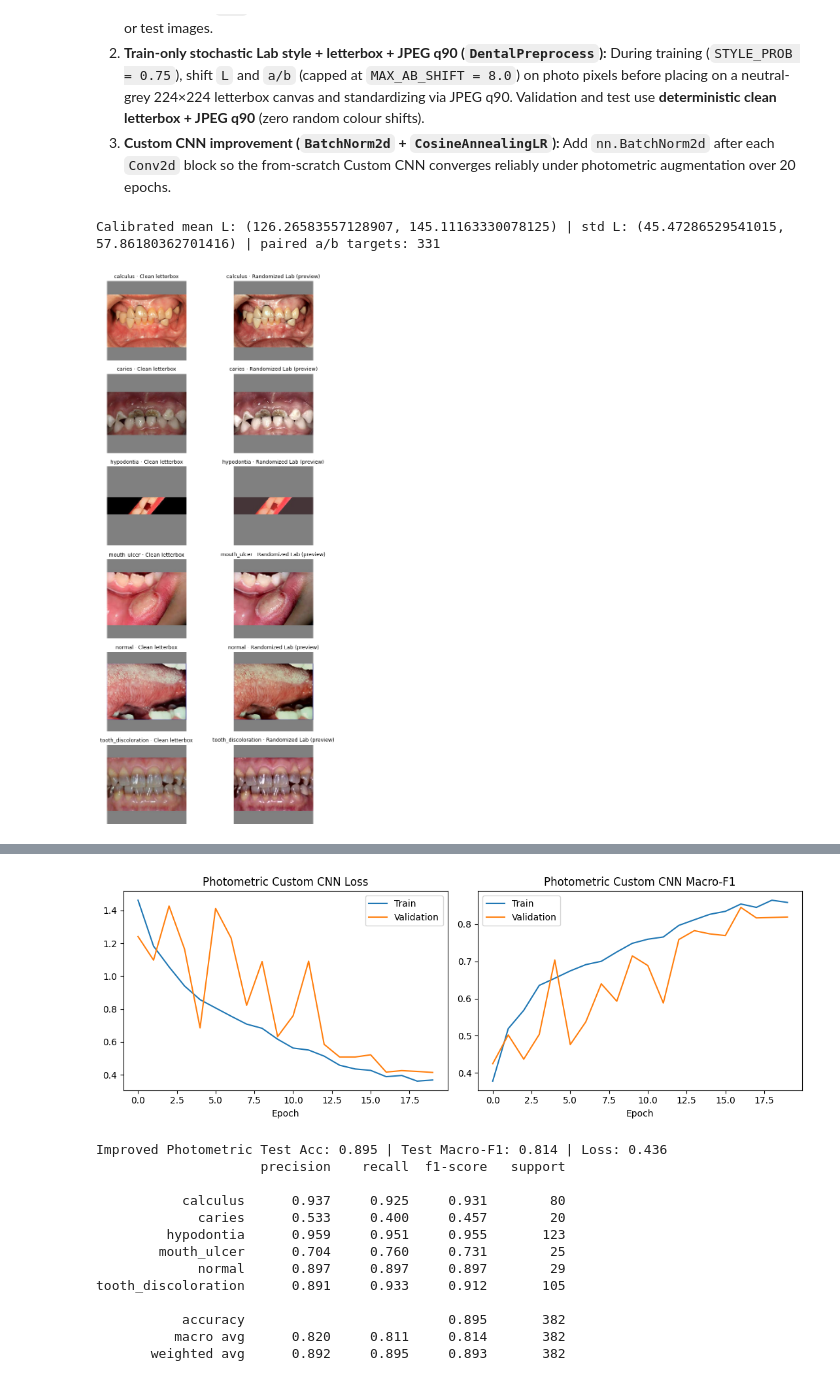
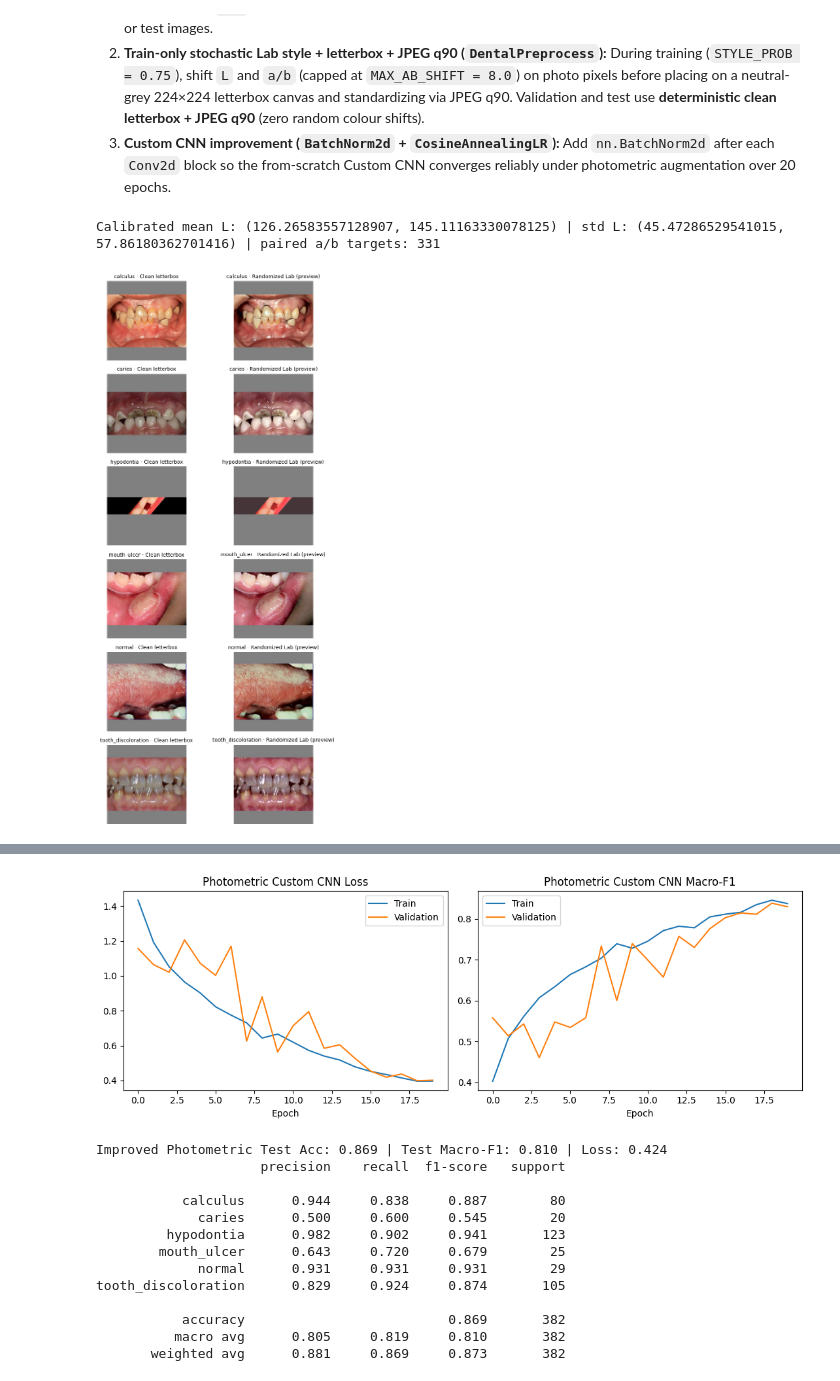
Before and after one commit to Samuwuwuwu/IT2226-AIDL-ToothPic, a Jupyter notebook: ml/notebooks/04_member_4.ipynb, the cells around one changed output, grey strips where cells are left out. Saved outputs shown, nothing was run; the diff lists cells and outputs as text; code cells hidden in the pictures.

Commit message:
feat(ml): update member 4 custom CNN notebook and AI use log with rerun results

```diff
--- a/ml/notebooks/04_member_4.ipynb
+++ b/ml/notebooks/04_member_4.ipynb
@@ -360,7 +358,7 @@ Following the team's shortcut findings from notebooks `05`, `05a`, and `06`:
 2. **Train-only stochastic Lab style + letterbox + JPEG q90 (`DentalPreprocess`):** During training (`STYLE_PROB = 0.75`), shift `L` and `a/b` (capped at `MAX_AB_SHIFT = 8.0`) on photo pixels before placing on a neutral-grey 224×224 letterbox canvas and standardizing via JPEG q90. Validation and test use **deterministic clean letterbox + JPEG q90** (zero random colour shifts).
 3. **Custom CNN improvement (`BatchNorm2d` + `CosineAnnealingLR`):** Add `nn.BatchNorm2d` after each `Conv2d` block so the from-scratch Custom CNN converges reliably under photometric augmentation over 20 epochs.
 # %%
-# --- Step 6a: Calibrate Lab L/a/b ranges on training images only ---
+# --- [6A] Calibrate Lab Lighting (L) & Colour (a/b) Ranges on Training Images Only ---
 def load_oriented_rgb(path):
     with Image.open(path) as im:
         return ImageOps.exif_transpose(im).convert('RGB')
@@ -418,7 +416,7 @@ AB_TARGETS = paired[['mean_a', 'mean_b']].to_numpy(dtype=np.float32)
 print('Calibrated mean L:', MEAN_RANGE, '| std L:', STD_RANGE, '| paired a/b targets:', len(AB_TARGETS))
 
 
-# --- Step 6b: Define 05a/06 random Lab transform and DentalPreprocess ---
+# --- [6B] Team 05a/06 Preprocessing: Train-Only Lab Shift + 224x224 Grey Letterbox + JPEG q90 ---
 def random_absolute_lab(content):
     '''Adjust Lab lightness and capped a/b colour balance on photo pixels (before padding).'''
     lab = cv2.cvtColor(np.asarray(content), cv2.COLOR_RGB2LAB).astype(np.float32)
@@ -459,7 +457,10 @@ class DentalPreprocess:
 
     def image_view(self, image, force_style=None):
         content = content_resize(image.convert('RGB'))
-        use_style = ((np.random.random() < STYLE_PROB) if force_style is None else bool(force_style)) if self.training else False
+        if self.training:
+            use_style = (np.random.random() < STYLE_PROB) if force_style is None else bool(force_style)
+        else:
+            use_style = False  # Val/test never apply random colour shifts
         if use_style:
             content = random_absolute_lab(content)
         square = put_on_canvas(content)
@@ -493,7 +494,7 @@ plt.savefig(SAVE_DIR / 'preview.png', dpi=125)
 plt.show()
 
 
-# --- Step 6c: Build DataLoaders and Improved Custom CNN (with BatchNorm2d) ---
+# --- [6C] Improved 4-Block Custom CNN: Add BatchNorm2d After Each Conv2d ---
 def seed_worker(worker_id):
     worker_seed = torch.initial_seed() % (2**32)
     np.random.seed(worker_seed)
@@ -519,15 +520,21 @@ photo_test_loader = DataLoader(photo_test_data, batch_size=BATCH_SIZE, shuffle=F
 def build_improved_custom_cnn(n_classes):
     '''4-block Custom CNN with BatchNorm2d after each Conv2d for stable from-scratch learning.'''
     return nn.Sequential(
+        # Block 1: 3 -> 32 feature maps + BatchNorm2d (224x224 -> 112x112)
         nn.Conv2d(3, 32, kernel_size=3, padding=1, bias=False), nn.BatchNorm2d(32), nn.ReLU(), nn.MaxPool2d(2),
+        # Block 2: 32 -> 64 feature maps + BatchNorm2d (112x112 -> 56x56)
         nn.Conv2d(32, 64, kernel_size=3, padding=1, bias=False), nn.BatchNorm2d(64), nn.ReLU(), nn.MaxPool2d(2),
+        # Block 3: 64 -> 128 feature maps + BatchNorm2d (56x56 -> 28x28)
         nn.Conv2d(64, 128, kernel_size=3, padding=1, bias=False), nn.BatchNorm2d(128), nn.ReLU(), nn.MaxPool2d(2),
+        # Block 4: 128 -> 256 feature maps + BatchNorm2d (28x28)
         nn.Conv2d(128, 256, kernel_size=3, padding=1, bias=False), nn.BatchNorm2d(256), nn.ReLU(),
+        # Classifier head: average each map to 1 number (256 total) -> 30% dropout -> 6 class scores
         nn.AdaptiveAvgPool2d(1), nn.Flatten(), nn.Dropout(0.3),
         nn.Linear(256, n_classes),
     )
 
 
+# --- [6D] Train Run 2 for 20 Epochs with AdamW (lr=1e-3) + CosineAnnealingLR ---
 torch.manual_seed(SEED)
 if torch.cuda.is_available():
     torch.cuda.manual_seed_all(SEED)
@@ -583,7 +590,7 @@ plt.tight_layout()
 plt.savefig(SAVE_DIR / 'training_curves.png', dpi=140)
 plt.show()
 
-# Evaluate best improved checkpoint on clean letterboxed test split
+# --- [6E] Evaluate Run 2 on the 382 Test Images (86.91% Accuracy) & Compare Run 1 vs. Run 2 ---
 checkpoint = torch.load(CHECKPOINT, map_location=DEVICE, weights_only=True)
 improved_model.load_state_dict(checkpoint['state_dict'])
 test_loss, test_f1, actual, predicted = run_epoch(improved_model, photo_test_loader)
@@ -617,7 +624,6 @@ metrics = {
 with open(SAVE_DIR / 'metrics.json', 'w', encoding='utf-8') as f:
     json.dump(metrics, f, indent=2)
 
-# --- Side-by-Side Comparison: Run 1 (Original Crops) vs Run 2 (05a/06 Photometric + BatchNorm) ---
 comparison_rows = [
     {'Metric': 'Test Accuracy', 'Baseline (Crops)': round(base_test_acc, 4), 'Improved (05a/06 Lab + BN)': round(test_acc, 4)},
     {'Metric': 'Test Macro-F1', 'Baseline (Crops)': round(base_test_f1, 4), 'Improved (05a/06 Lab + BN)': round(test_f1, 4)},
@@ -672,17 +678,17 @@ Improved Custom CNN trainable parameters: 390,438
-[figure, old version]
+[figure, new version]
-Improved Photometric Test Acc: 0.895 | Test Macro-F1: 0.814 | Loss: 0.436
+Improved Photometric Test Acc: 0.869 | Test Macro-F1: 0.810 | Loss: 0.424
                      precision    recall  f1-score   support
 
-           calculus      0.937     0.925     0.931        80
-             caries      0.533     0.400     0.457        20
-         hypodontia      0.959     0.951     0.955       123
-        mouth_ulcer      0.704     0.760     0.731        25
-             normal      0.897     0.897     0.897        29
-tooth_discoloration      0.891     0.933     0.912       105
+           calculus      0.944     0.838     0.887        80
+             caries      0.500     0.600     0.545        20
+         hypodontia      0.982     0.902     0.941       123
+        mouth_ulcer      0.643     0.720     0.679        25
+             normal      0.931     0.931     0.931        29
+tooth_discoloration      0.829     0.924     0.874       105
 
-           accuracy                          0.895       382
-          macro avg      0.820     0.811     0.814       382
-       weighted avg      0.892     0.895     0.893       382
+           accuracy                          0.869       382
+          macro avg      0.805     0.819     0.810       382
+       weighted avg      0.881     0.869     0.873       382
 [figure]
 === Run 1 (Original Crops) vs. Run 2 (05a/06 Photometric + Letterbox + BatchNorm) ===
 Metric                              Run 1      Run 2      Delta
```
Also changed, not shown: parts of 4 cells of this notebook, 1 other file.
